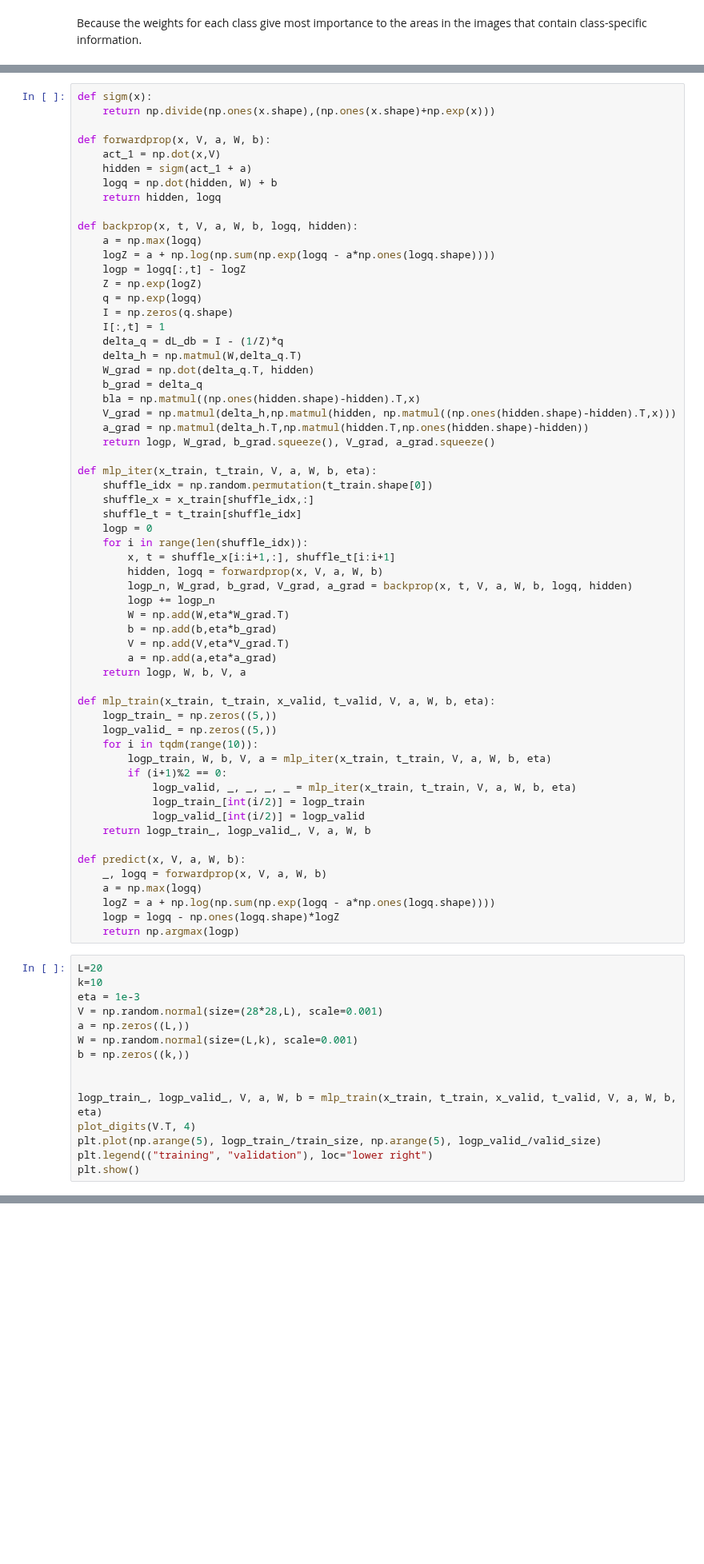
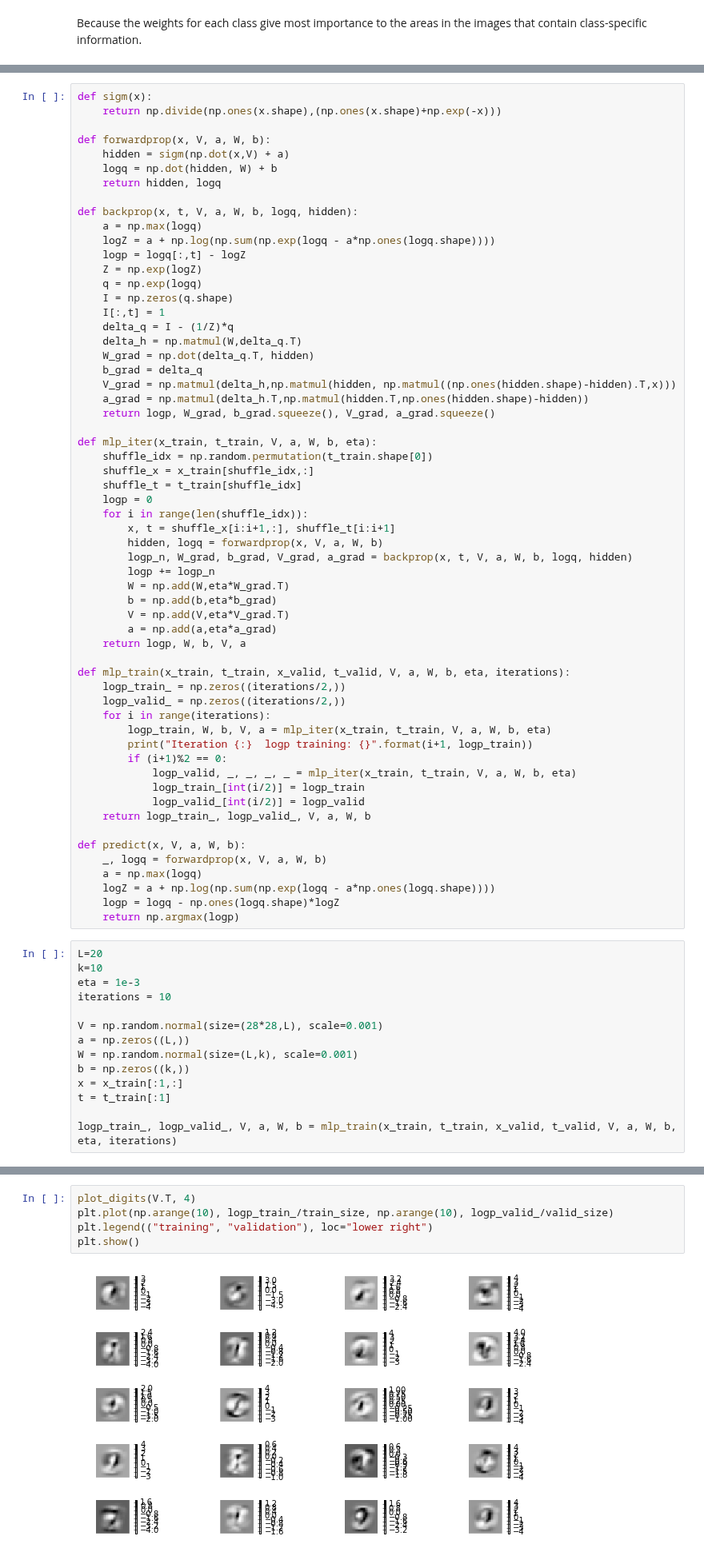
Before and after one commit to Kaleidophon/-friendly-octo-palm-tree, a Jupyter notebook: lab2.ipynb, the cells around one changed output, grey strips where cells are left out. Shown at 80% size. Cells and saved outputs as stored; diff of their text form; blank space fills up the shorter version.

```diff
--- a/lab2.ipynb
+++ b/lab2.ipynb
@@ -462,11 +461,10 @@ Plot (in one graph) the conditional log-probability of the trainingset and valid
 - +5 points: Fast, numerically stable, vectorized implementation
 # %%
 def sigm(x):
-    return np.divide(np.ones(x.shape),(np.ones(x.shape)+np.exp(x)))
+    return np.divide(np.ones(x.shape),(np.ones(x.shape)+np.exp(-x)))
 
 def forwardprop(x, V, a, W, b):
-    act_1 = np.dot(x,V)
-    hidden = sigm(act_1 + a)
+    hidden = sigm(np.dot(x,V) + a)
     logq = np.dot(hidden, W) + b
     return hidden, logq
 
@@ -478,11 +476,10 @@ def backprop(x, t, V, a, W, b, logq, hidden):
     q = np.exp(logq)
     I = np.zeros(q.shape)
     I[:,t] = 1
-    delta_q = dL_db = I - (1/Z)*q
+    delta_q = I - (1/Z)*q
     delta_h = np.matmul(W,delta_q.T)
     W_grad = np.dot(delta_q.T, hidden)
     b_grad = delta_q
-    bla = np.matmul((np.ones(hidden.shape)-hidden).T,x)
     V_grad = np.matmul(delta_h,np.matmul(hidden, np.matmul((np.ones(hidden.shape)-hidden).T,x)))
     a_grad = np.matmul(delta_h.T,np.matmul(hidden.T,np.ones(hidden.shape)-hidden))
     return logp, W_grad, b_grad.squeeze(), V_grad, a_grad.squeeze()
@@ -503,11 +500,12 @@ def mlp_iter(x_train, t_train, V, a, W, b, eta):
         a = np.add(a,eta*a_grad)
     return logp, W, b, V, a
 
-def mlp_train(x_train, t_train, x_valid, t_valid, V, a, W, b, eta):
-    logp_train_ = np.zeros((5,))
-    logp_valid_ = np.zeros((5,))
-    for i in tqdm(range(10)):
+def mlp_train(x_train, t_train, x_valid, t_valid, V, a, W, b, eta, iterations):
+    logp_train_ = np.zeros((iterations/2,))
+    logp_valid_ = np.zeros((iterations/2,))
+    for i in range(iterations):
         logp_train, W, b, V, a = mlp_iter(x_train, t_train, V, a, W, b, eta)
+        print("Iteration {:}  logp training: {}".format(i+1, logp_train))
         if (i+1)%2 == 0:
             logp_valid, _, _, _, _ = mlp_iter(x_train, t_train, V, a, W, b, eta)
             logp_train_[int(i/2)] = logp_train
@@ -524,14 +522,13 @@ def predict(x, V, a, W, b):
 L=20
 k=10
 eta = 1e-3
+iterations = 10
+
 V = np.random.normal(size=(28*28,L), scale=0.001)
 a = np.zeros((L,))
 W = np.random.normal(size=(L,k), scale=0.001)
 b = np.zeros((k,))
+x = x_train[:1,:]
+t = t_train[:1]
 
-
-logp_train_, logp_valid_, V, a, W, b = mlp_train(x_train, t_train, x_valid, t_valid, V, a, W, b, eta)
-plot_digits(V.T, 4)
-plt.plot(np.arange(5), logp_train_/train_size, np.arange(5), logp_valid_/valid_size)
-plt.legend(("training", "validation"), loc="lower right")
-plt.show()
+logp_train_, logp_valid_, V, a, W, b = mlp_train(x_train, t_train, x_valid, t_valid, V, a, W, b, eta, iterations)
@@ -537,0 +546,7 @@ plt.show()
+# %%
+plot_digits(V.T, 4)
+plt.plot(np.arange(10), logp_train_/train_size, np.arange(10), logp_valid_/valid_size)
+plt.legend(("training", "validation"), loc="lower right")
+plt.show()
+# %% [output]
+[figure, added]
```
Also changed, not shown: parts of 13 cells of this notebook.
